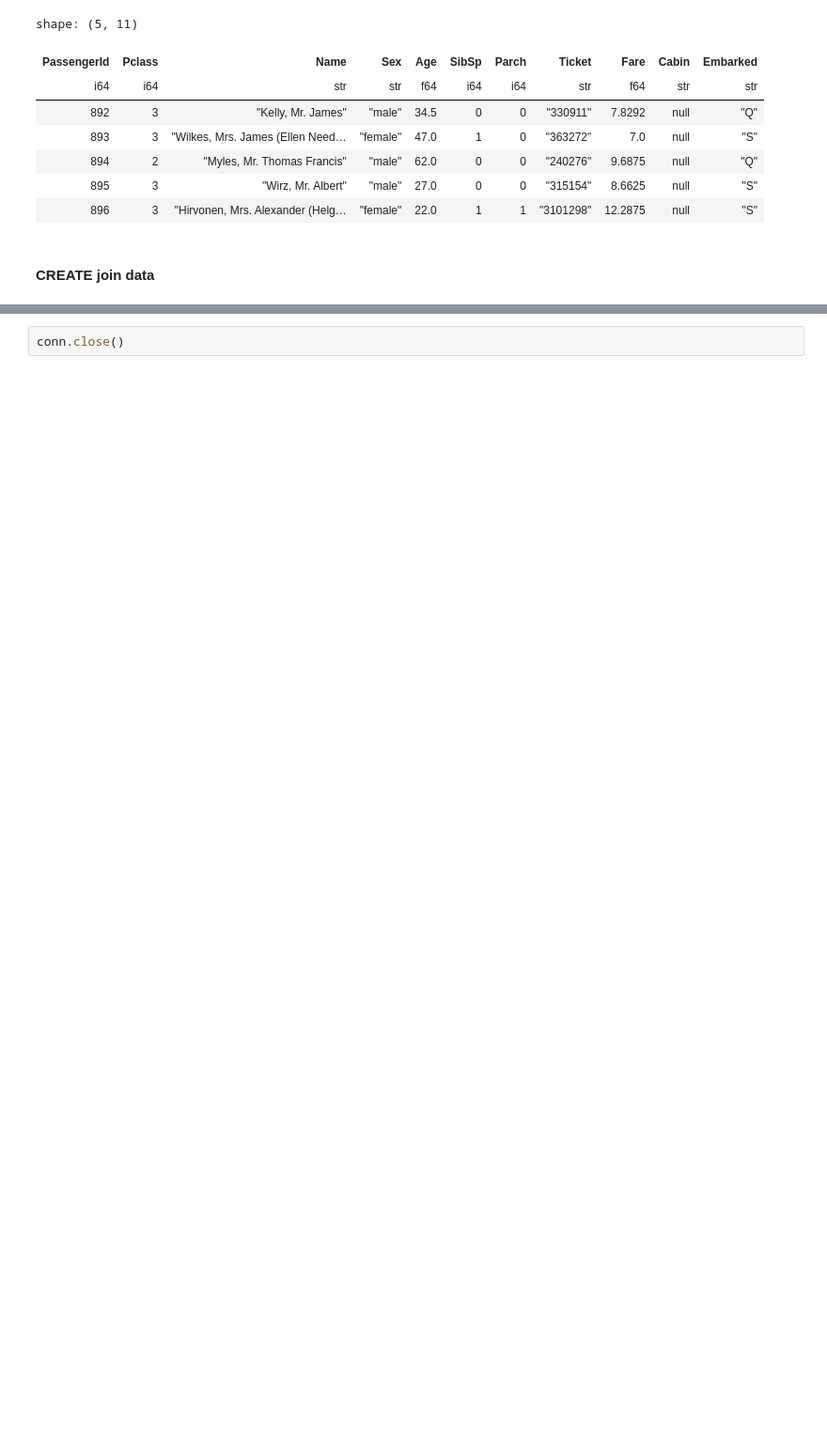
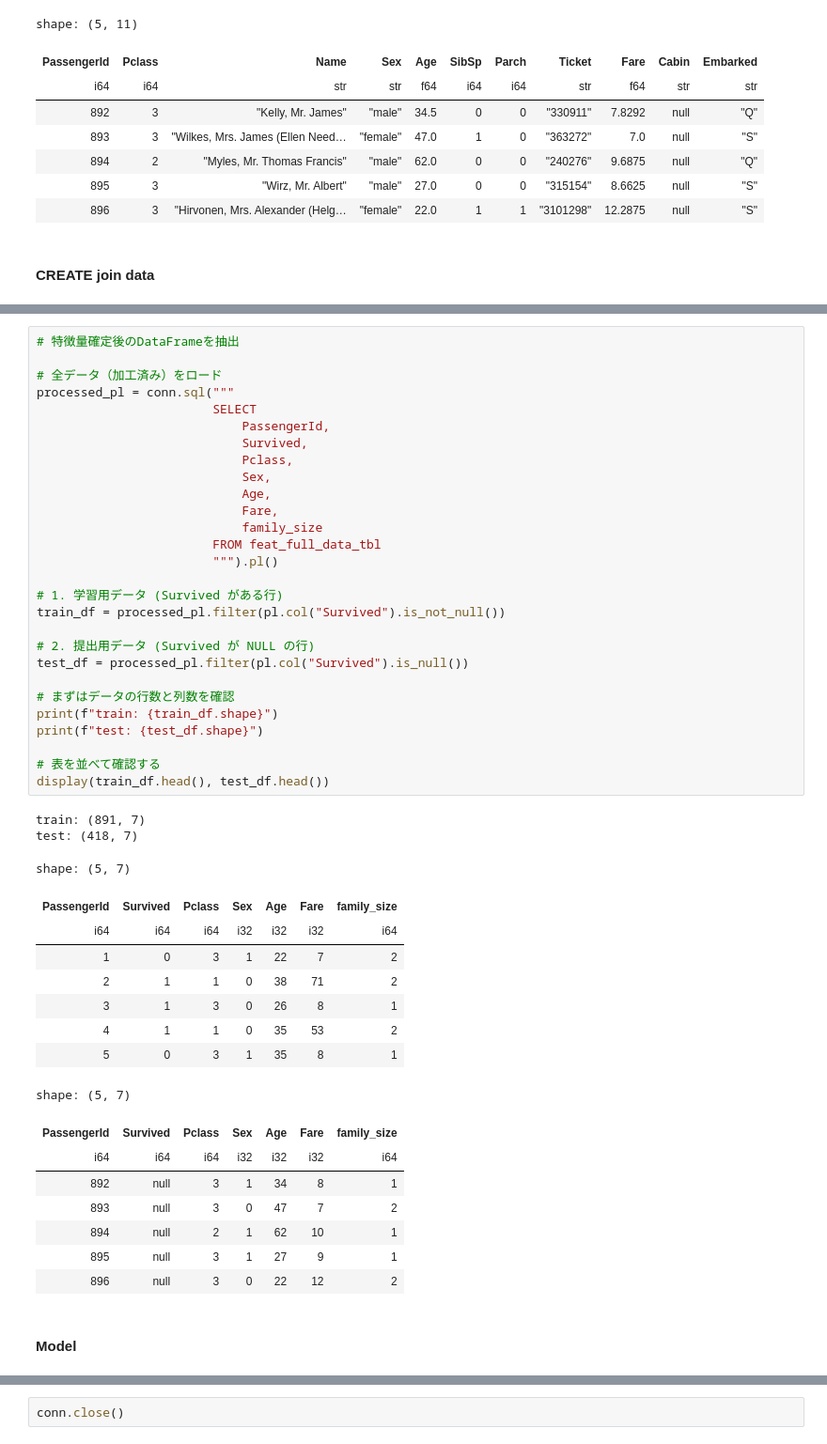
Before and after one commit to ROROROMP/kaggle, a Jupyter notebook: titanic/notebook.ipynb, the cells around one changed output, grey strips where cells are left out. Shown at 94% size. Drawn from its saved outputs; the diff is of its cells as text; blank space fills up the shorter version.

```diff
--- a/titanic/notebook.ipynb
+++ b/titanic/notebook.ipynb
@@ -405,3 +413,52 @@ shape: (1, 1)
 ╞═════════════╡
 │ 0.168913    │
 └─────────────┘
+# %%
+# 特徴量確定後のDataFrameを抽出
+
+# 全データ（加工済み）をロード
+processed_pl = conn.sql("""
+                        SELECT
+                            PassengerId,
+                            Survived,
+                            Pclass,
+                            Sex,
+                            Age,
+                            Fare,
+                            family_size
+                        FROM feat_full_data_tbl
+                        """).pl()
+
+# 1. 学習用データ (Survived がある行)
+train_df = processed_pl.filter(pl.col("Survived").is_not_null())
+
+# 2. 提出用データ (Survived が NULL の行)
+test_df = processed_pl.filter(pl.col("Survived").is_null())
+
+# まずはデータの行数と列数を確認
+print(f"train: {train_df.shape}")
+print(f"test: {test_df.shape}")
+
+# 表を並べて確認する
+display(train_df.head(), test_df.head())
+# %% [output]
+train: (891, 7)
+test: (418, 7)
+shape: (5, 7)
+| PassengerId | Survived | Pclass | Sex | Age | Fare | family_size |
+| i64 | i64 | i64 | i32 | i32 | i32 | i64 |
+| 1 | 0 | 3 | 1 | 22 | 7 | 2 |
+| 2 | 1 | 1 | 0 | 38 | 71 | 2 |
+| 3 | 1 | 3 | 0 | 26 | 8 | 1 |
+| 4 | 1 | 1 | 0 | 35 | 53 | 2 |
+| 5 | 0 | 3 | 1 | 35 | 8 | 1 |
+shape: (5, 7)
+| PassengerId | Survived | Pclass | Sex | Age | Fare | family_size |
+| i64 | i64 | i64 | i32 | i32 | i32 | i64 |
+| 892 | null | 3 | 1 | 34 | 8 | 1 |
+| 893 | null | 3 | 0 | 47 | 7 | 2 |
+| 894 | null | 2 | 1 | 62 | 10 | 1 |
+| 895 | null | 3 | 1 | 27 | 9 | 1 |
+| 896 | null | 3 | 0 | 22 | 12 | 2 |
+# %% [markdown]
+#### Model
```
Also changed, not shown: parts of 24 cells of this notebook.
